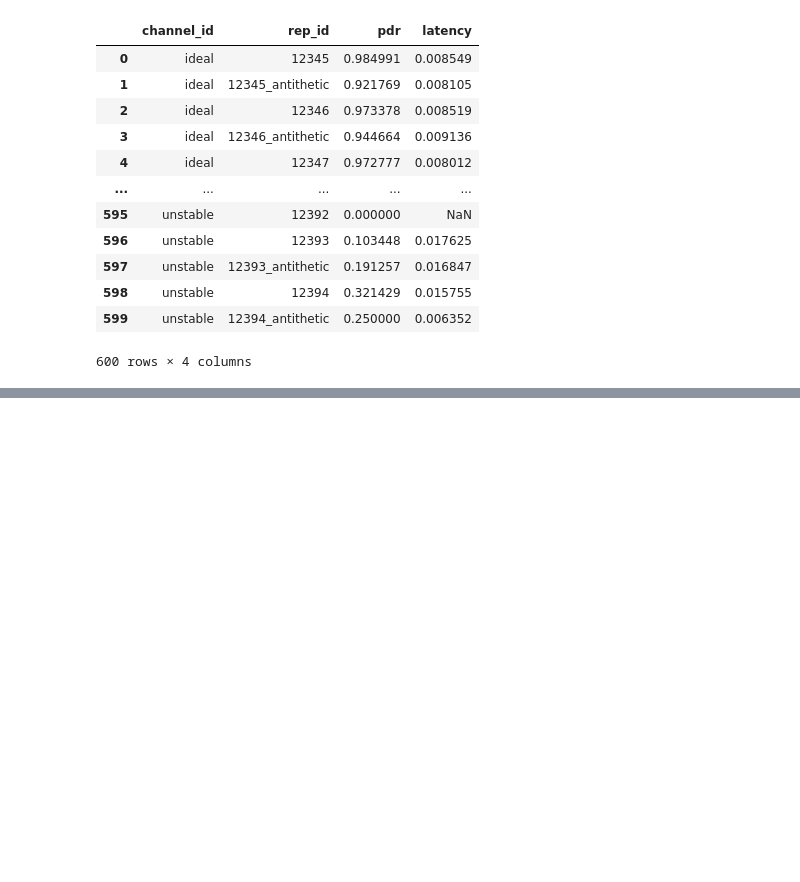
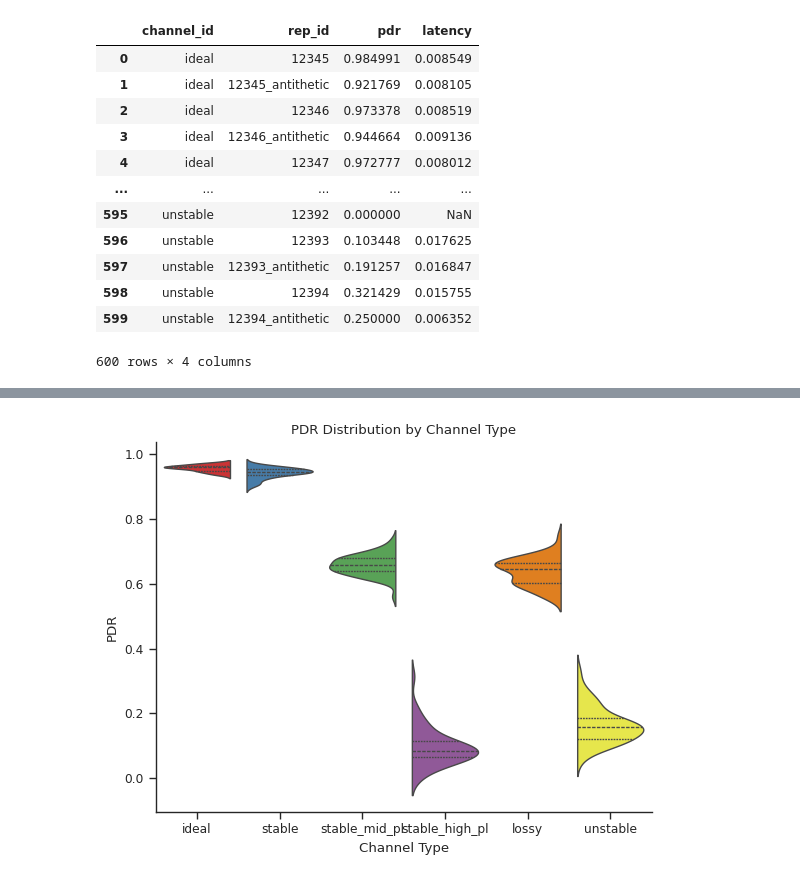
Before and after one commit to damiano-salvaterra/SPE-project, a Jupyter notebook: src/evaluation/process_results.ipynb, the cells around one changed output, grey strips where cells are left out. Saved outputs shown, nothing was run; the diff lists cells and outputs as text; code cells hidden in the pictures; blank space fills up the shorter version.

```diff
--- a/src/evaluation/process_results.ipynb
+++ b/src/evaluation/process_results.ipynb
@@ -346,0 +583,18 @@ plt.show()
+# %%
+sns.violinplot(
+    data=results_df,
+    x="channel_id",
+    y="pdr",
+    palette=palette,
+    hue="channel_id",
+    inner="quartile",
+    split=True,
+)
+plt.title("PDR Distribution by Channel Type")
+plt.xlabel("Channel Type")
+plt.ylabel("PDR")
+sns.despine()
+
+plt.show()
+# %% [output]
+[figure, added]
```
Also changed, not shown: parts of 14 cells of this notebook.
